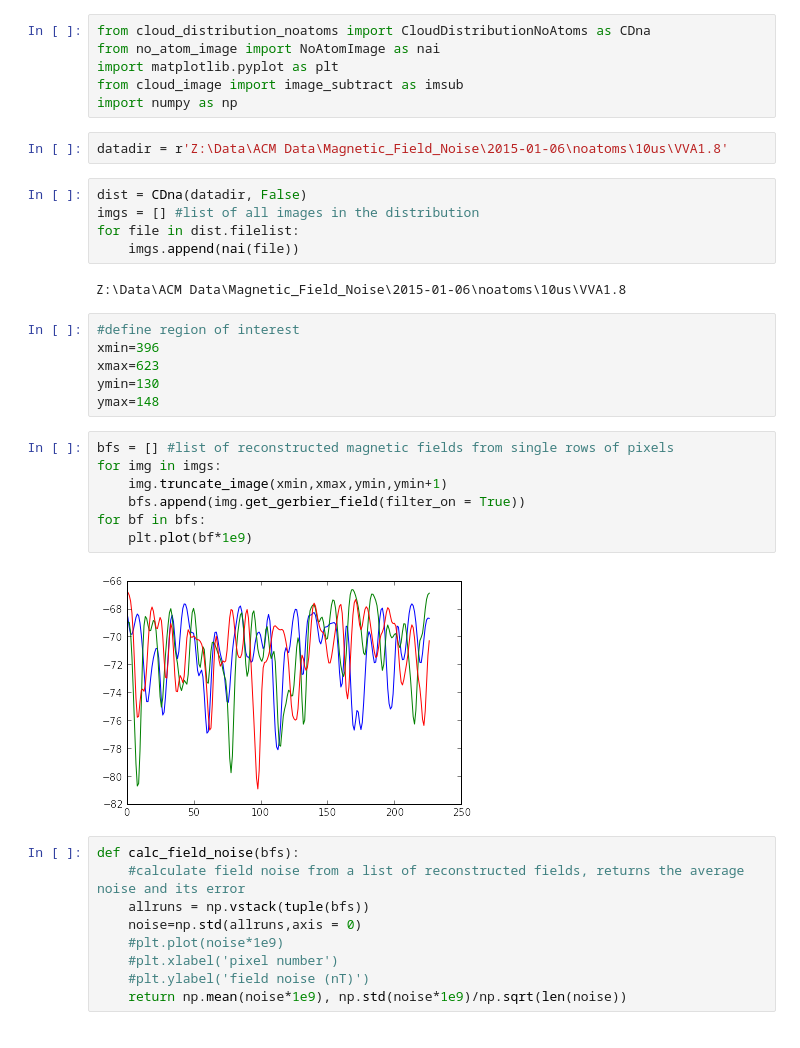
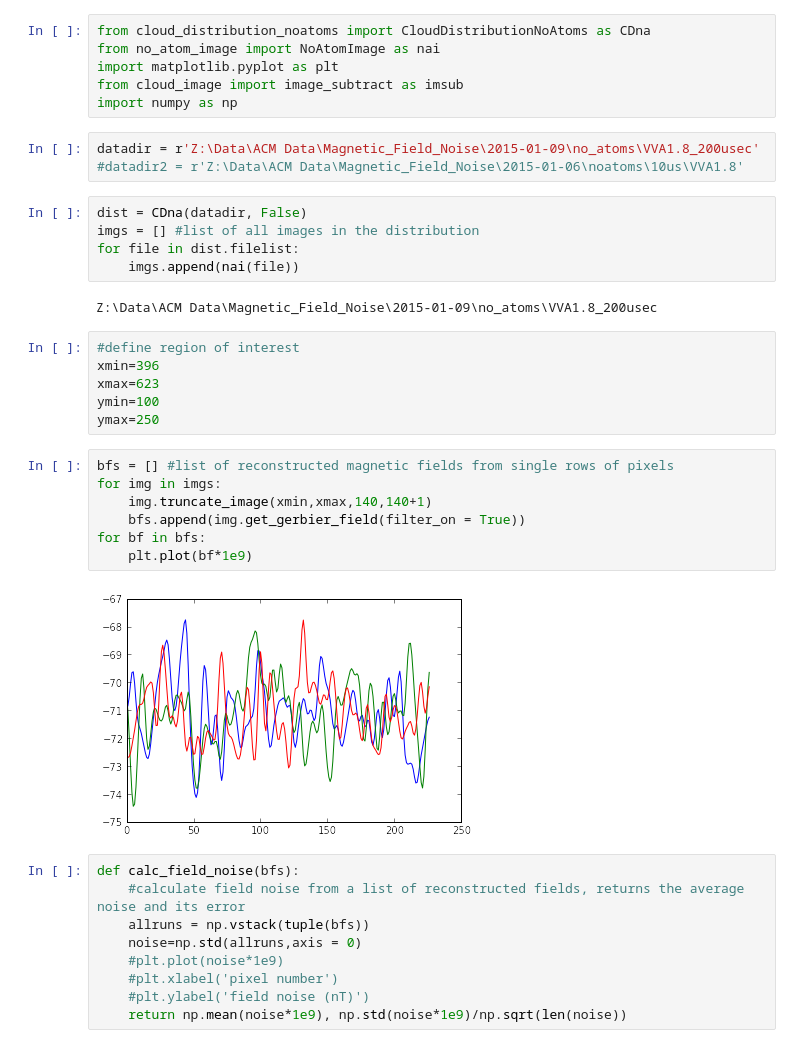
Before and after one commit to levlab-atomchip/BECy_stats, a Jupyter notebook: notebooks/intensity_noise_single_row.ipynb, the cells around one changed output. Saved outputs shown, nothing was run; the diff lists cells and outputs as text.

Commit message:
Analysis: magnetic field noise as a function where the single row is on the y-axis

```diff
--- a/notebooks/intensity_noise_single_row.ipynb
+++ b/notebooks/intensity_noise_single_row.ipynb
@@ -12,29 +12,30 @@ import matplotlib.pyplot as plt
 from cloud_image import image_subtract as imsub
 import numpy as np
 # %%
-datadir = r'Z:\Data\ACM Data\Magnetic_Field_Noise\2015-01-06\noatoms\10us\VVA1.8'
+datadir = r'Z:\Data\ACM Data\Magnetic_Field_Noise\2015-01-09\no_atoms\VVA1.8_200usec'
+#datadir2 = r'Z:\Data\ACM Data\Magnetic_Field_Noise\2015-01-06\noatoms\10us\VVA1.8'
 # %%
 dist = CDna(datadir, False)
 imgs = [] #list of all images in the distribution
 for file in dist.filelist:
     imgs.append(nai(file))
 # %% [output]
-Z:\Data\ACM Data\Magnetic_Field_Noise\2015-01-06\noatoms\10us\VVA1.8
+Z:\Data\ACM Data\Magnetic_Field_Noise\2015-01-09\no_atoms\VVA1.8_200usec
 # %%
 #define region of interest
 xmin=396
 xmax=623
-ymin=130
-ymax=148
+ymin=100
+ymax=250
 # %%
 bfs = [] #list of reconstructed magnetic fields from single rows of pixels
 for img in imgs:
-    img.truncate_image(xmin,xmax,ymin,ymin+1)
+    img.truncate_image(xmin,xmax,140,140+1)
     bfs.append(img.get_gerbier_field(filter_on = True))
 for bf in bfs:
     plt.plot(bf*1e9)
 # %% [output]
-[figure, old version]
+[figure, new version]
 # %%
 def calc_field_noise(bfs):
     #calculate field noise from a list of reconstructed fields, returns the average noise and its error
```
Also changed, not shown: parts of 8 cells of this notebook, 2 other files.
